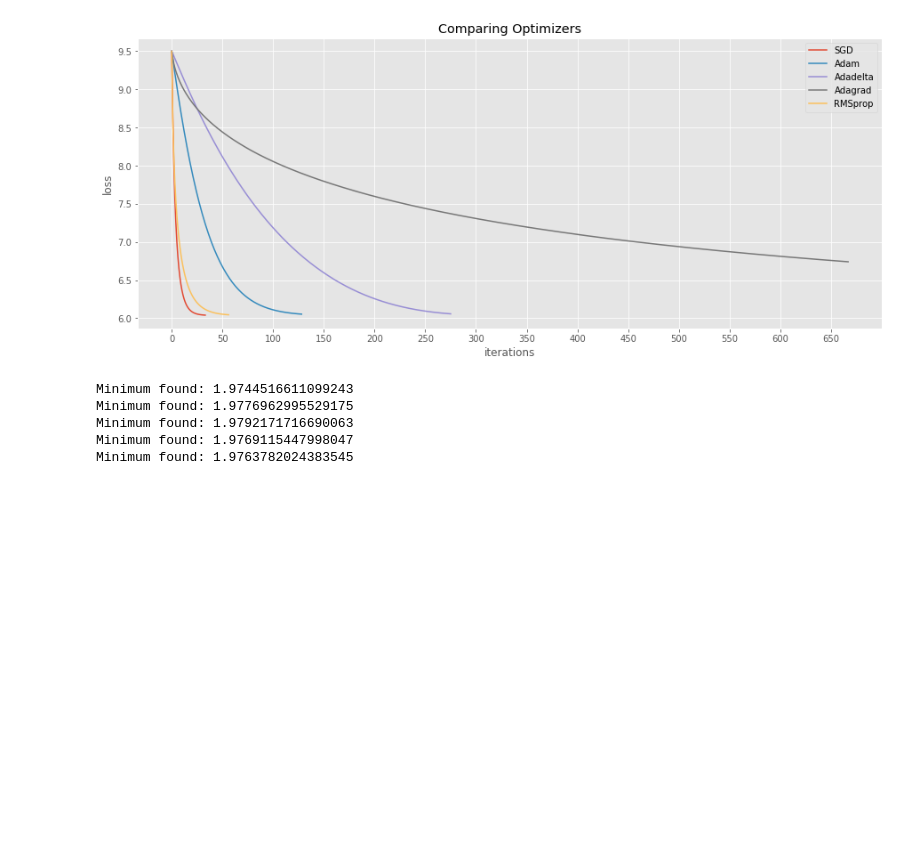
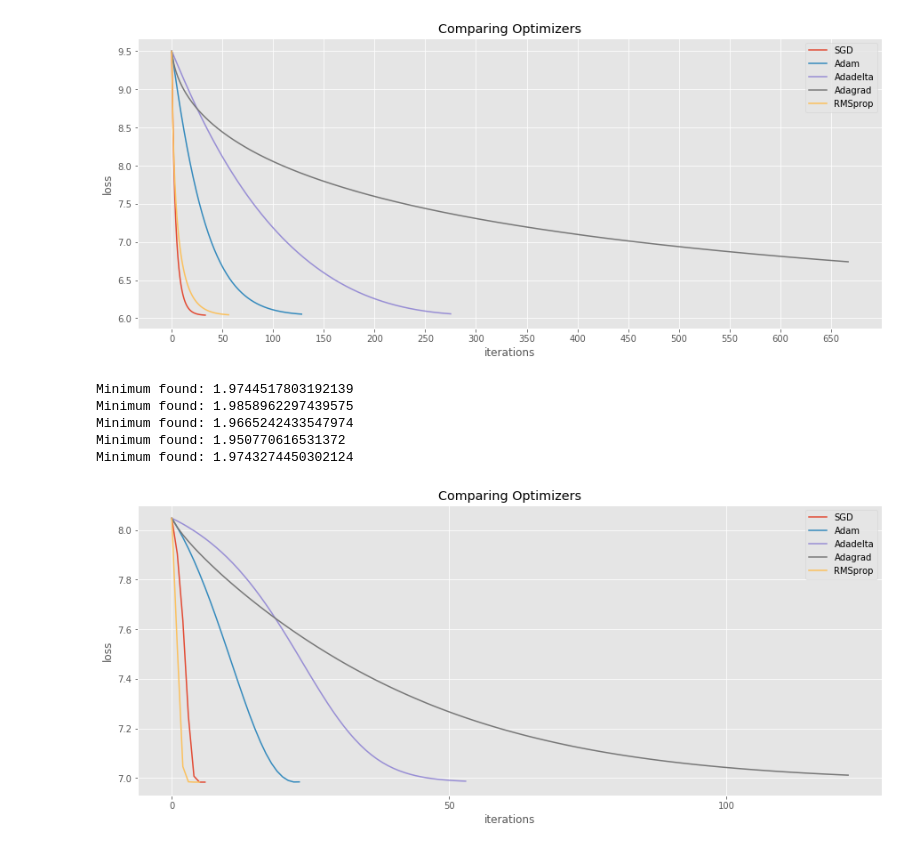
Before and after one commit to Davit98/Optimization-ML, a Jupyter notebook: Experiments.ipynb, the cells around one changed output. Cells and saved outputs as stored; diff of their text form; code cells hidden in the pictures; blank space fills up the shorter version.

```diff
--- a/Experiments.ipynb
+++ b/Experiments.ipynb
@@ -152,30 +153,32 @@ plt.show()
 results = []
 
 for o in optimizers:
-    results.append(optimization(x0=2,f=f_ackley1D,optim_method=o,lr=0.01,eps=0.001,plot_loss=False,return_loss=True))
+    results.append(optimization(x0=1.75,f=f_ackley1D,optim_method=o,lr=0.01,eps=0.001,plot_loss=False,return_loss=True))
 # %% [output]
-Minimum found: 1.9744516611099243
-Minimum found: 1.9776962995529175
-Minimum found: 1.9792171716690063
-Minimum found: 1.9769115447998047
-Minimum found: 1.9763782024383545
+Minimum found: 1.9744517803192139
+Minimum found: 1.9858962297439575
+Minimum found: 1.9665242433547974
+Minimum found: 1.950770616531372
+Minimum found: 1.9743274450302124
 # %%
 plt.figure(figsize=(15, 6))
 
 plt.title("Comparing Optimizers")
 
 plt.xlabel("iterations")
 plt.ylabel("loss")
 
 mx = 0
 for each in results:
     mx = max(mx,len(each))
     plt.plot(each)
 
-# plt.xticks(list(range(0,mx,50)))
+plt.xticks(list(range(0,mx,50)))
 
 plt.legend(optimizers)
 plt.show()
+# %% [output]
+[figure, added]
 # %%
 def f_ackley2D(x1,x2):
     a = 20
```
Also changed, not shown: parts of 3 cells of this notebook.
